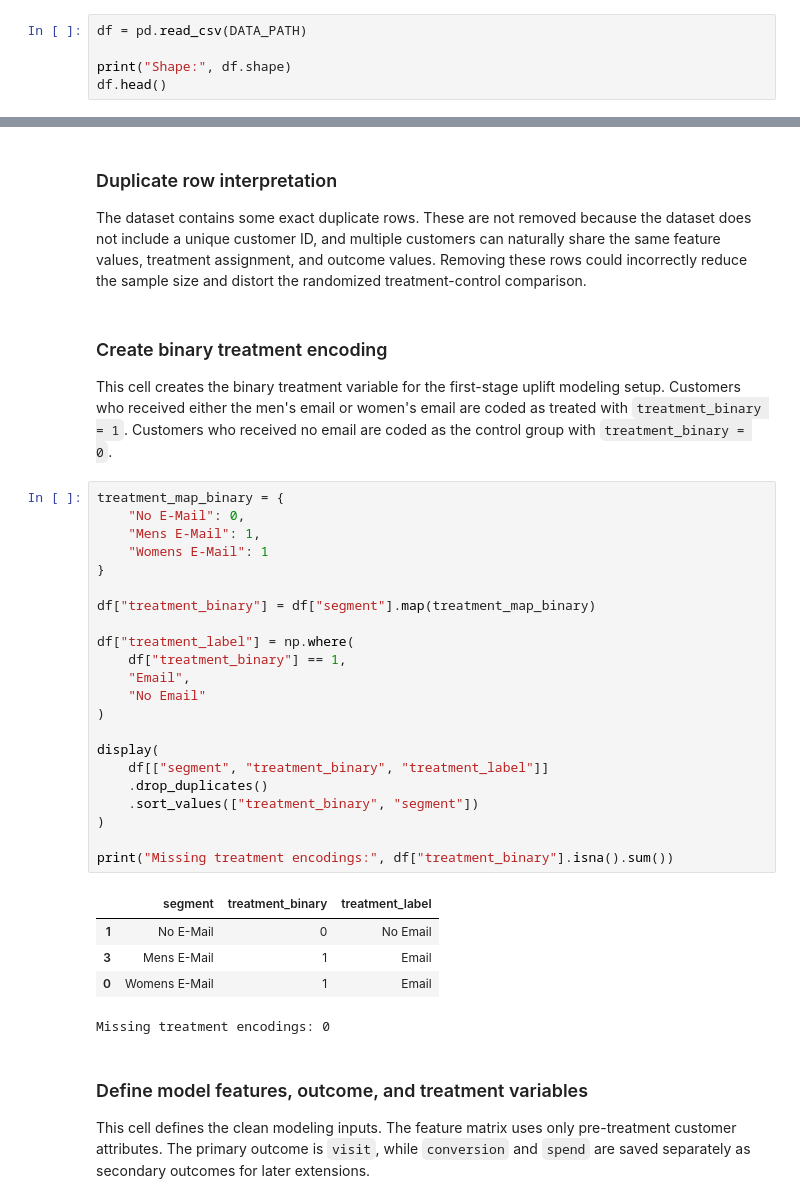
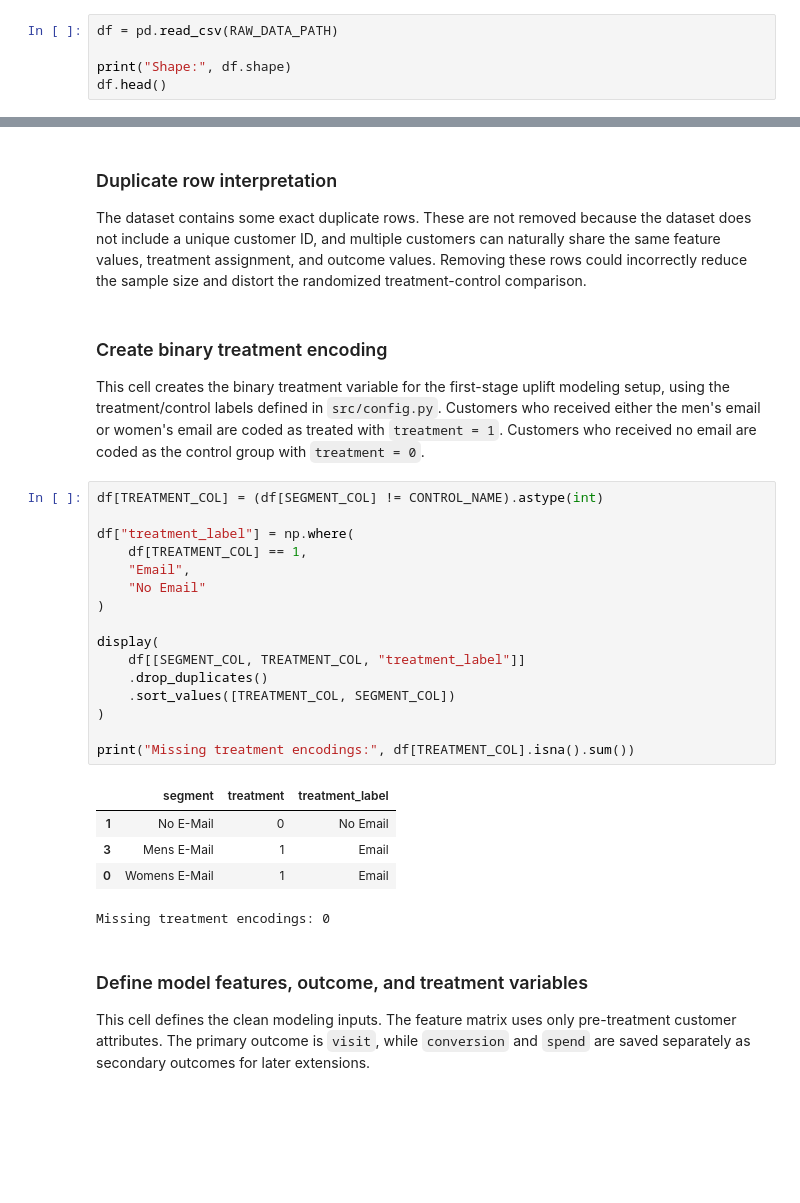
Before and after one commit to brianrp09232000/hillstrom-email-uplift-modeling, a Jupyter notebook: notebooks/02_feature_matrix.ipynb, the cells around one changed output, grey strips where cells are left out. Saved outputs shown, nothing was run; the diff lists cells and outputs as text; blank space fills up the shorter version.

Commit message:
Move shared constants from feature matrix notebook into src/config.py

```diff
--- a/notebooks/02_feature_matrix.ipynb
+++ b/notebooks/02_feature_matrix.ipynb
@@ -57,7 +55,7 @@ Processed output directory: /Users/chris/Library/CloudStorage/OneDrive-Personal/
 
 This cell loads the raw Hillstrom email dataset from the reproducible project path defined earlier. The shape and first few rows are displayed to confirm that the file loaded correctly.
 # %%
-df = pd.read_csv(DATA_PATH)
+df = pd.read_csv(RAW_DATA_PATH)
 
 print("Shape:", df.shape)
 df.head()
@@ -168,31 +166,25 @@ The dataset contains some exact duplicate rows. These are not removed because th
 # %% [markdown]
 ### Create binary treatment encoding
 
-This cell creates the binary treatment variable for the first-stage uplift modeling setup. Customers who received either the men's email or women's email are coded as treated with `treatment_binary = 1`. Customers who received no email are coded as the control group with `treatment_binary = 0`.
+This cell creates the binary treatment variable for the first-stage uplift modeling setup, using the treatment/control labels defined in `src/config.py`. Customers who received either the men's email or women's email are coded as treated with `treatment = 1`. Customers who received no email are coded as the control group with `treatment = 0`.
 # %%
-treatment_map_binary = {
-    "No E-Mail": 0,
-    "Mens E-Mail": 1,
-    "Womens E-Mail": 1
-}
-
-df["treatment_binary"] = df["segment"].map(treatment_map_binary)
+df[TREATMENT_COL] = (df[SEGMENT_COL] != CONTROL_NAME).astype(int)
 
 df["treatment_label"] = np.where(
-    df["treatment_binary"] == 1,
+    df[TREATMENT_COL] == 1,
     "Email",
     "No Email"
 )
 
 display(
-    df[["segment", "treatment_binary", "treatment_label"]]
+    df[[SEGMENT_COL, TREATMENT_COL, "treatment_label"]]
     .drop_duplicates()
-    .sort_values(["treatment_binary", "segment"])
+    .sort_values([TREATMENT_COL, SEGMENT_COL])
 )
 
-print("Missing treatment encodings:", df["treatment_binary"].isna().sum())
+print("Missing treatment encodings:", df[TREATMENT_COL].isna().sum())
 # %% [output]
-|  | segment | treatment_binary | treatment_label |
+|  | segment | treatment | treatment_label |
 | 1 | No E-Mail | 0 | No Email |
 | 3 | Mens E-Mail | 1 | Email |
 | 0 | Womens E-Mail | 1 | Email |
```
Also changed, not shown: parts of 10 cells of this notebook, 1 other file.
